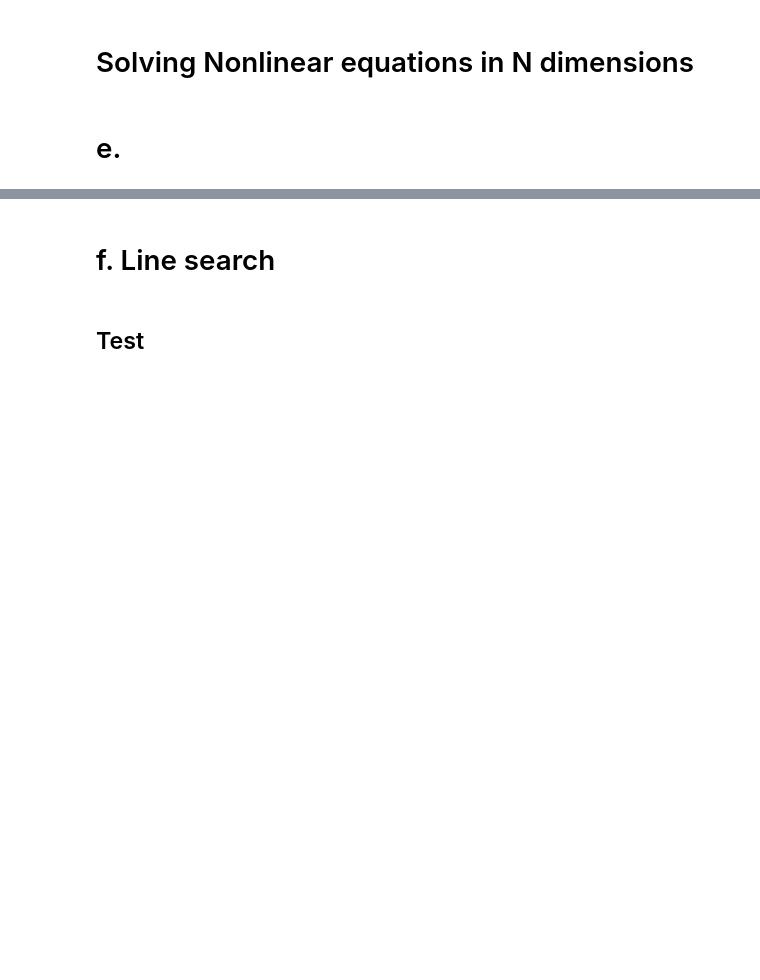
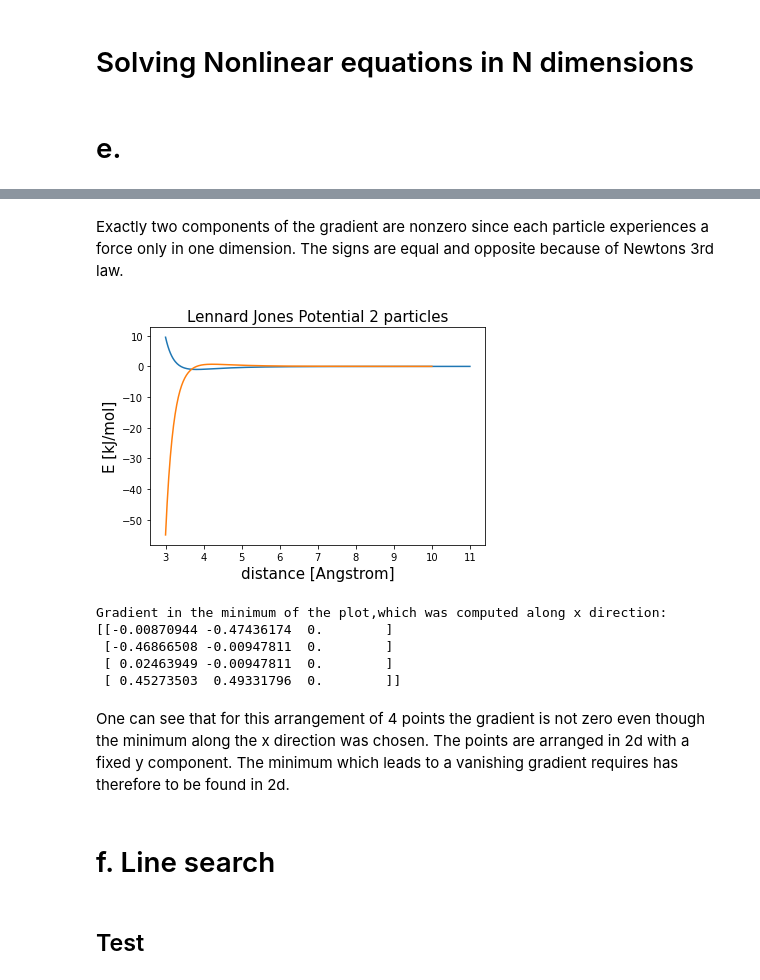
Before and after one commit to Kiril94/SC_Proj, a Jupyter notebook: Proj3/Proj3.ipynb, the cells around one changed output, grey strips where cells are left out. Saved outputs shown, nothing was run; the diff lists cells and outputs as text; code cells hidden in the pictures; blank space fills up the shorter version.

```diff
--- a/Proj3/Proj3.ipynb
+++ b/Proj3/Proj3.ipynb
@@ -183,3 +189,22 @@ plt.show()
+# %% [markdown]
+Exactly two components of the gradient are nonzero since each particle experiences a force only in one dimension. The signs are equal and opposite because of Newtons 3rd law.
+# %%
+plot_func(range0, E2, figsize = (9,5), label1="LJ", xlabel="distance [Angstrom]",
+          ylabel="E [kJ/mol]", title="Lennard Jones Potential 2 particles", x2=range1,
+          y2=gradient[:,1,2], label2 = "gradLJ",plot2 = True)
+# %% [output]
+[figure, added]
+# %%
+print("Gradient in the minimum of the plot,\
+which was computed along x direction:\n{}".format(gradV(Points[np.argmin(E4)])))
+# %% [output]
+Gradient in the minimum of the plot,which was computed along x direction:
+[[-0.00870944 -0.47436174  0.        ]
+ [-0.46866508 -0.00947811  0.        ]
+ [ 0.02463949 -0.00947811  0.        ]
+ [ 0.45273503  0.49331796  0.        ]]
+# %% [markdown]
+One can see that for this arrangement of 4 points the gradient is not zero even though the minimum along the x direction was chosen. The points are arranged in 2d with a fixed y component. The minimum which leads to a vanishing gradient requires has therefore to be found in 2d.
 # %% [markdown]
 # f. Line search
 # %%
```
Also changed, not shown: parts of 47 cells of this notebook, 1 other file.
